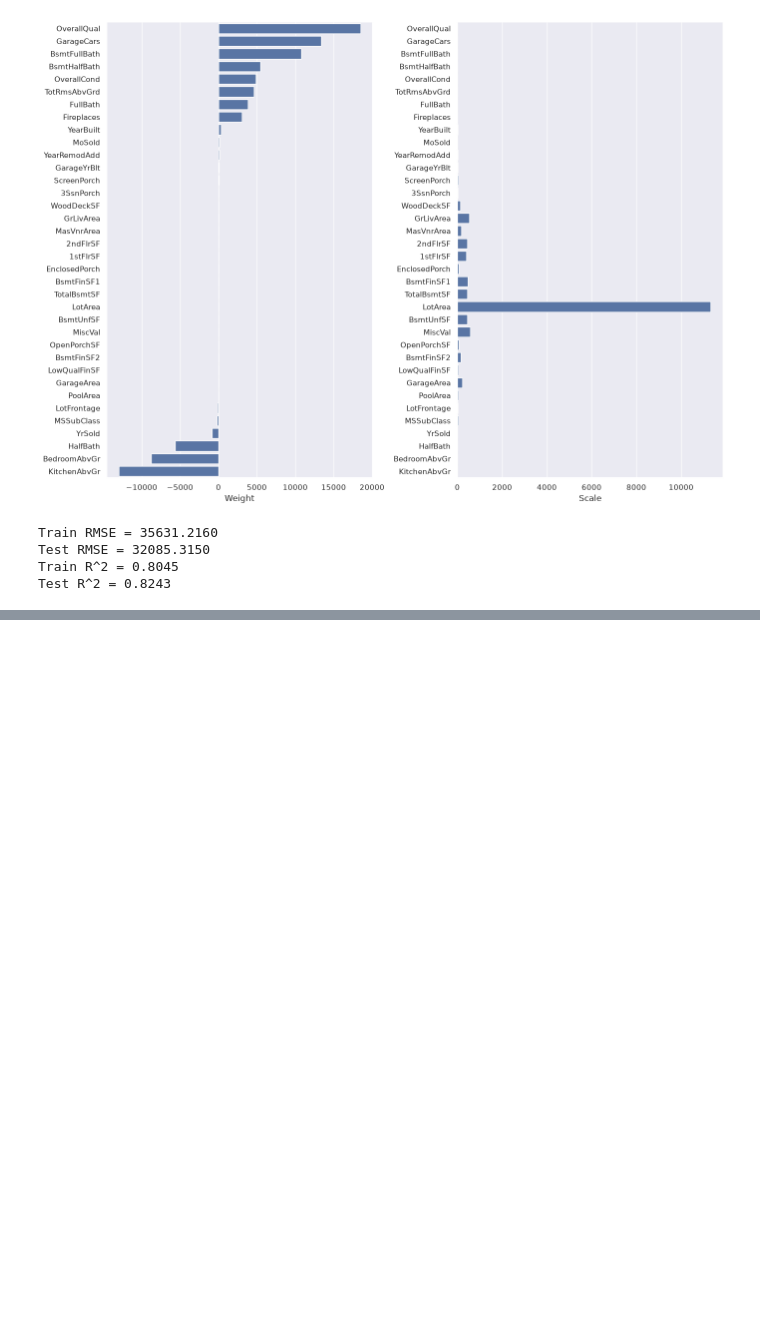
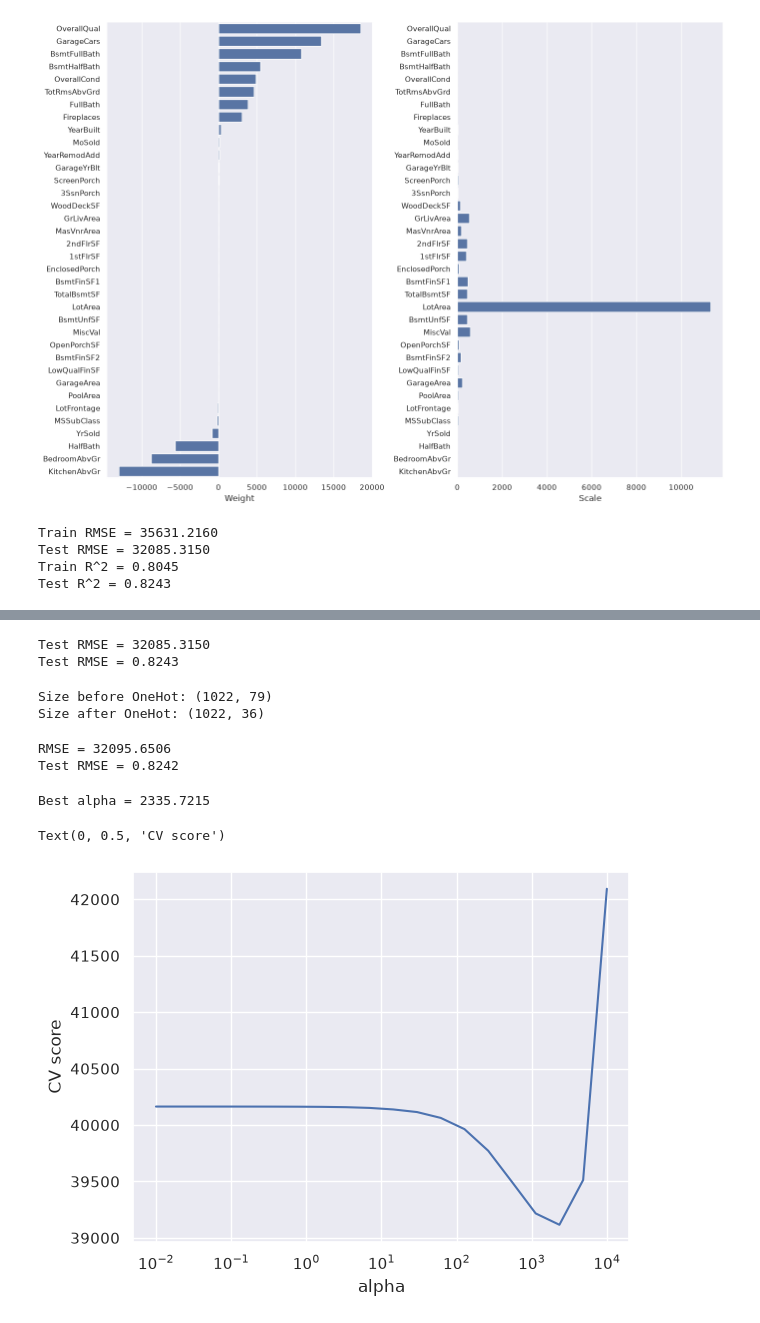
Before and after one commit to artemkafrog/ml-models, a Jupyter notebook: linregr/house_price_prediction/housing_price_prediction.ipynb, the cells around one changed output, grey strips where cells are left out. Drawn from its saved outputs; the diff is of its cells as text; code cells hidden in the pictures; blank space fills up the shorter version.

```diff
--- a/linregr/house_price_prediction/housing_price_prediction.ipynb
+++ b/linregr/house_price_prediction/housing_price_prediction.ipynb
@@ -163,0 +197,4 @@ Test R^2 = 0.8243
+# %%
+categorical = list(X_train.dtypes[X_train.dtypes == "object"].index)
+X_train[categorical] = X_train[categorical].fillna("NotGiven")
+X_val[categorical] = X_val[categorical].fillna("NotGiven")
@@ -163,0 +210,64 @@ Test R^2 = 0.8243
+# %%
+from sklearn.preprocessing import OneHotEncoder
+from sklearn.compose import ColumnTransformer
+
+column_transformer = ColumnTransformer([
+    ('ohe', OneHotEncoder(handle_unknown="ignore"), categorical),
+    ('scaling', StandardScaler(), numeric_features)
+])
+
+pipeline = Pipeline(steps=[
+    ('ohe_and_scaling', column_transformer),
+    ('regression', Ridge())
+])
+
+model = pipeline.fit(X_train, y_train)
+y_pred = model.predict(X_val)
+print("Test RMSE = %.4f" % root_mean_squared_error(y_val, y_pred))
+print("Test RMSE = %.4f" % r2_score(y_val, y_pred))
+# %% [output]
+Test RMSE = 32085.3150
+Test RMSE = 0.8243
+# %%
+print("Size before OneHot:", X_train.shape)
+print("Size after OneHot:", column_transformer.transform(X_train).shape)
+# %% [output]
+Size before OneHot: (1022, 79)
+Size after OneHot: (1022, 36)
+# %%
+from sklearn.linear_model import Lasso
+
+column_transformer = ColumnTransformer([
+    ('ohe', OneHotEncoder(handle_unknown="ignore"), categorical),
+    ('scaling', StandardScaler(), numeric_features)
+])
+
+lasso_pipeline = Pipeline(steps=[
+    ('ohe_and_scaling', column_transformer),
+    ('regression', Lasso())
+])
+
+model = lasso_pipeline.fit(X_train, y_train)
+y_pred = model.predict(X_val)
+print("RMSE = %.4f" % root_mean_squared_error(y_val, y_pred))
+print("Test RMSE = %.4f" % r2_score(y_val, y_pred))
+# %% [output]
+RMSE = 32095.6506
+Test RMSE = 0.8242
+# %%
+alphas = np.logspace(-2, 4, 20)
+searcher = GridSearchCV(lasso_pipeline, [{"regression__alpha": alphas}],
+                        scoring="neg_root_mean_squared_error", cv=10, n_jobs=-1)
+searcher.fit(X_train, y_train)
+
+best_alpha = searcher.best_params_["regression__alpha"]
+print("Best alpha = %.4f" % best_alpha)
+
+plt.plot(alphas, -searcher.cv_results_["mean_test_score"])
+plt.xscale("log")
+plt.xlabel("alpha")
+plt.ylabel("CV score")
+# %% [output]
+Best alpha = 2335.7215
+Text(0, 0.5, 'CV score')
+[figure, added]
```
Also changed, not shown: parts of 13 cells of this notebook.
